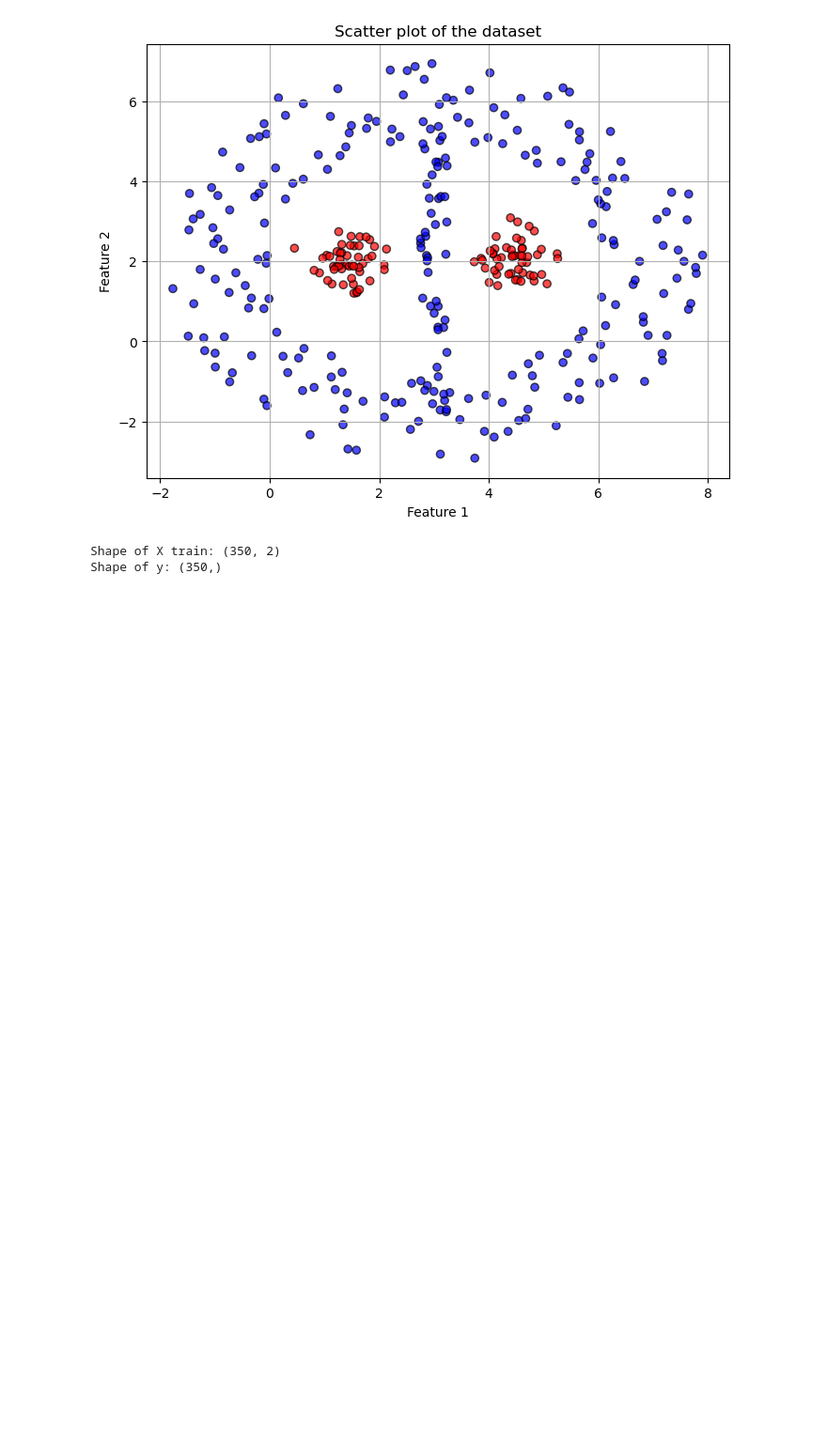
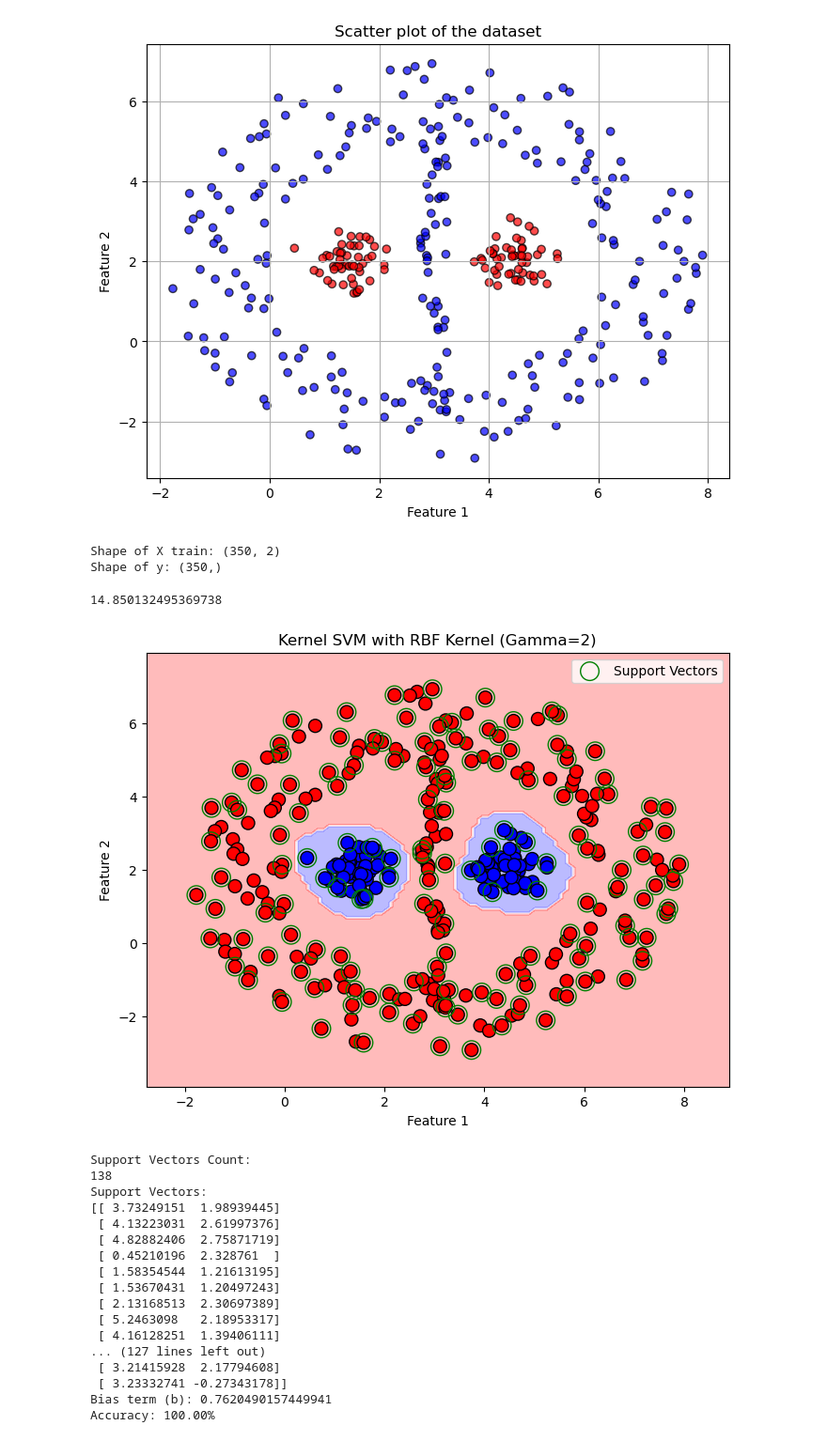
Before and after one commit to mjmousavi97/MachinLearning-TehranUni-2024, a Jupyter notebook: Projects/08 pro/src/main.ipynb, the cells around one changed output. Shown: that part at 94% size. Drawn from its saved outputs; the diff is of its cells as text; code cells hidden in the pictures; blank space fills up the shorter version.

Commit message:
Implemented the second part of the project: Kernelized dual SVM on a new dataset. Code and results successfully completed and displayed.

```diff
--- a/Projects/08 pro/src/main.ipynb
+++ b/Projects/08 pro/src/main.ipynb
@@ -406,0 +427,68 @@ Shape of y: (350,)
+# %%
+# Solve the problem
+problem = cp.Problem(objective, constraints)
+problem.solve()
+# %% [output]
+14.850132495369738
+# %%
+# Extract support vectors (where alpha > 1e-5)
+alpha_val = alpha.value
+support_indices = np.where(alpha_val > 1e-5)[0]
+support_vectors = X[support_indices]
+support_alphas = alpha_val[support_indices]
+support_labels = y[support_indices]
+# %%
+# Compute bias term (b) using a support vector
+b = np.mean([y[i] - np.sum(support_alphas * support_labels * K[i, support_indices]) for i in support_indices])
+# %%
+# Define decision function
+def predict(X_test):
+    K_test = rbf_kernel(X_test, X[support_indices], gamma)
+    return np.sign(np.sum(support_alphas * support_labels * K_test, axis=1) + b)
+
+# Predict on training set
+y_pred = predict(X)
+# %%
+# Compute accuracy
+accuracy = accuracy_score(y, y_pred)
+
+# Plot decision boundary
+xx, yy = np.meshgrid(np.linspace(min(X[:, 0])-1, max(X[:, 0])+1, 100),
+                     np.linspace(min(X[:, 1])-1, max(X[:, 1])+1, 100))
+X_test = np.c_[xx.ravel(), yy.ravel()]
+Z = predict(X_test).reshape(xx.shape)
+
+plt.figure(figsize=(8, 6))
+plt.contourf(xx, yy, Z, alpha=0.3, cmap='bwr')
+plt.scatter(X[:, 0], X[:, 1], c=y, cmap='bwr', edgecolors='k', s=100)
+plt.scatter(support_vectors[:, 0], support_vectors[:, 1], s=200, facecolors='none', edgecolors='g', label='Support Vectors')
+plt.legend()
+plt.xlabel('Feature 1')
+plt.ylabel('Feature 2')
+plt.title(f'Kernel SVM with RBF Kernel (Gamma={gamma})')
+plt.show()
+
+# Print results
+print(f"Support Vectors Count:\n{len(support_vectors)}")
+print(f"Support Vectors:\n{support_vectors}")
+print(f"Bias term (b): {b}")
+print(f"Accuracy: {accuracy * 100:.2f}%")
+# %% [output]
+[figure, added]
+Support Vectors Count:
+138
+Support Vectors:
+[[ 3.73249151  1.98939445]
+ [ 4.13223031  2.61997376]
+ [ 4.82882406  2.75871719]
+ [ 0.45210196  2.328761  ]
+ [ 1.58354544  1.21613195]
+ [ 1.53670431  1.20497243]
+ [ 2.13168513  2.30697389]
+ [ 5.2463098   2.18953317]
+ [ 4.16128251  1.39406111]
+... (127 lines left out)
+ [ 3.21415928  2.17794608]
+ [ 3.23332741 -0.27343178]]
+Bias term (b): 0.7620490157449941
+Accuracy: 100.00%
```
Also changed, not shown: parts of 4 cells of this notebook.
